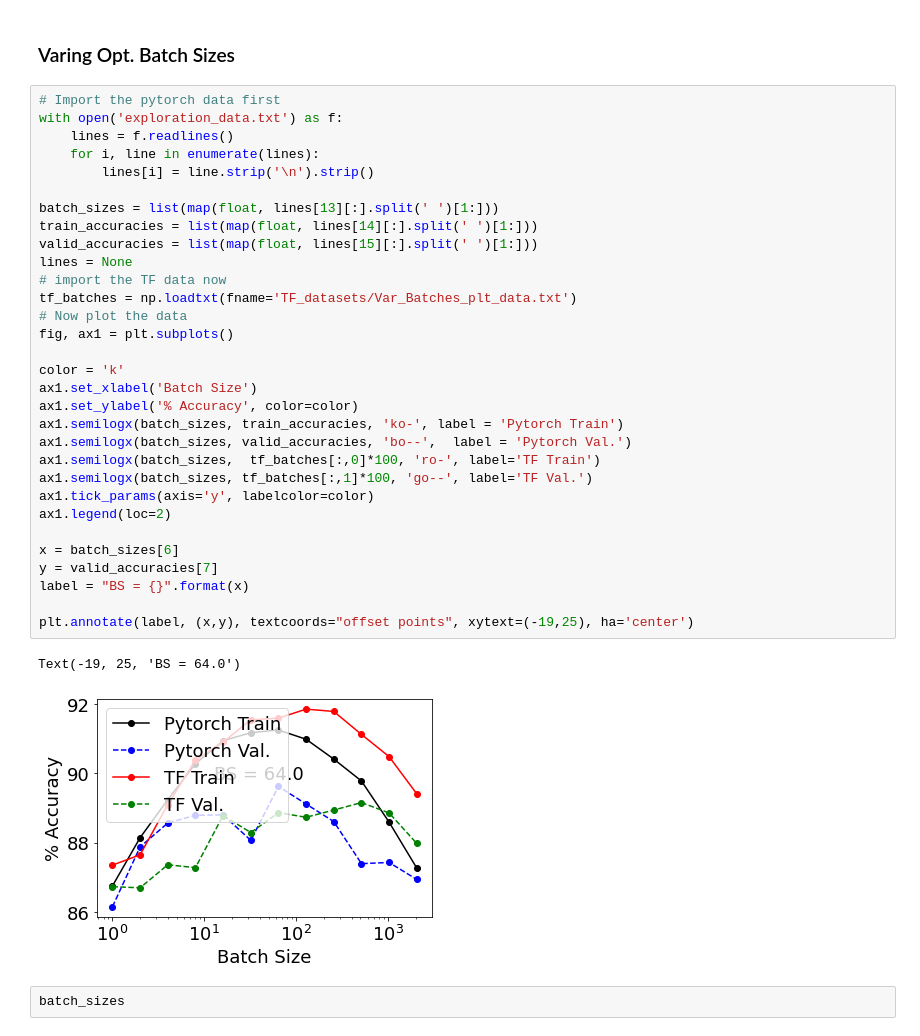
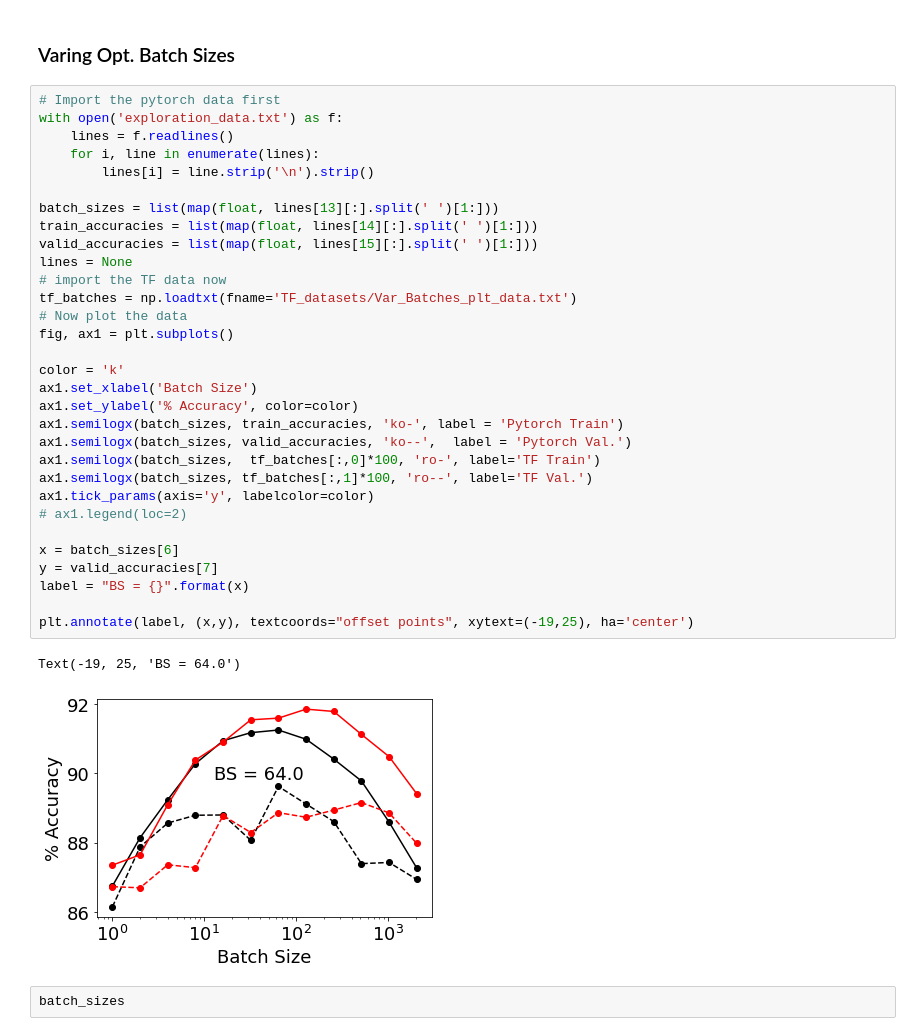
Before and after one commit to ashleyvsch/cs273A_project, a Jupyter notebook: Torch&TF_Data_plots.ipynb, the cells around one changed output. Saved outputs shown, nothing was run; the diff lists cells and outputs as text.

```diff
--- a/Torch&TF_Data_plots.ipynb
+++ b/Torch&TF_Data_plots.ipynb
@@ -112,37 +116,37 @@ plt.legend(); plt.show()
 # %%
 # Import the pytorch data first
 with open('exploration_data.txt') as f:
     lines = f.readlines()
     for i, line in enumerate(lines):
         lines[i] = line.strip('\n').strip()
 
 batch_sizes = list(map(float, lines[13][:].split(' ')[1:]))
 train_accuracies = list(map(float, lines[14][:].split(' ')[1:]))
 valid_accuracies = list(map(float, lines[15][:].split(' ')[1:]))
 lines = None
 # import the TF data now
 tf_batches = np.loadtxt(fname='TF_datasets/Var_Batches_plt_data.txt')
 # Now plot the data
 fig, ax1 = plt.subplots()
 
 color = 'k'
 ax1.set_xlabel('Batch Size')
 ax1.set_ylabel('% Accuracy', color=color)
 ax1.semilogx(batch_sizes, train_accuracies, 'ko-', label = 'Pytorch Train')
-ax1.semilogx(batch_sizes, valid_accuracies, 'bo--',  label = 'Pytorch Val.')
+ax1.semilogx(batch_sizes, valid_accuracies, 'ko--',  label = 'Pytorch Val.')
 ax1.semilogx(batch_sizes,  tf_batches[:,0]*100, 'ro-', label='TF Train')
-ax1.semilogx(batch_sizes, tf_batches[:,1]*100, 'go--', label='TF Val.')
+ax1.semilogx(batch_sizes, tf_batches[:,1]*100, 'ro--', label='TF Val.')
 ax1.tick_params(axis='y', labelcolor=color)
-ax1.legend(loc=2)
+# ax1.legend(loc=2)
 
 x = batch_sizes[6]
 y = valid_accuracies[7]
 label = "BS = {}".format(x)
 
 plt.annotate(label, (x,y), textcoords="offset points", xytext=(-19,25), ha='center')
 # %% [output]
 Text(-19, 25, 'BS = 64.0')
-[figure, old version]
+[figure, new version]
 # %%
 batch_sizes
 # %% [output]
```
Also changed, not shown: parts of 4 cells of this notebook, 10 other files.
